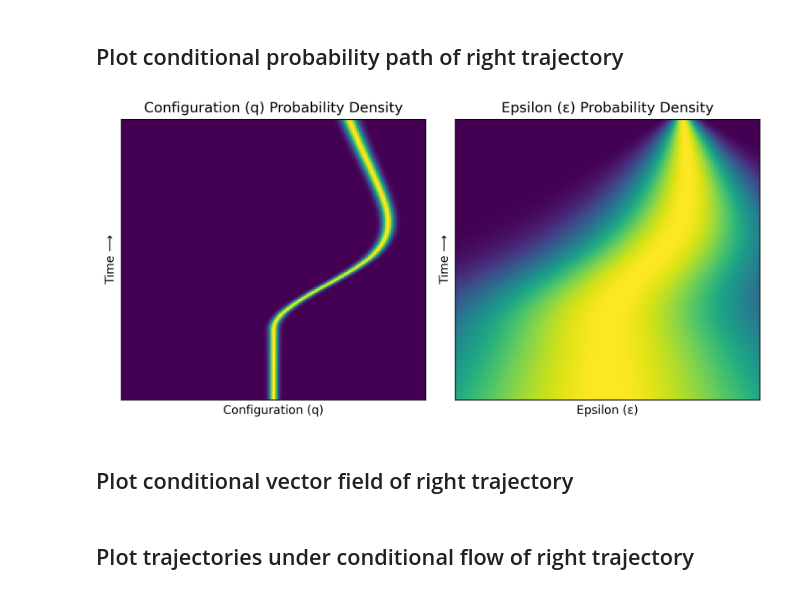
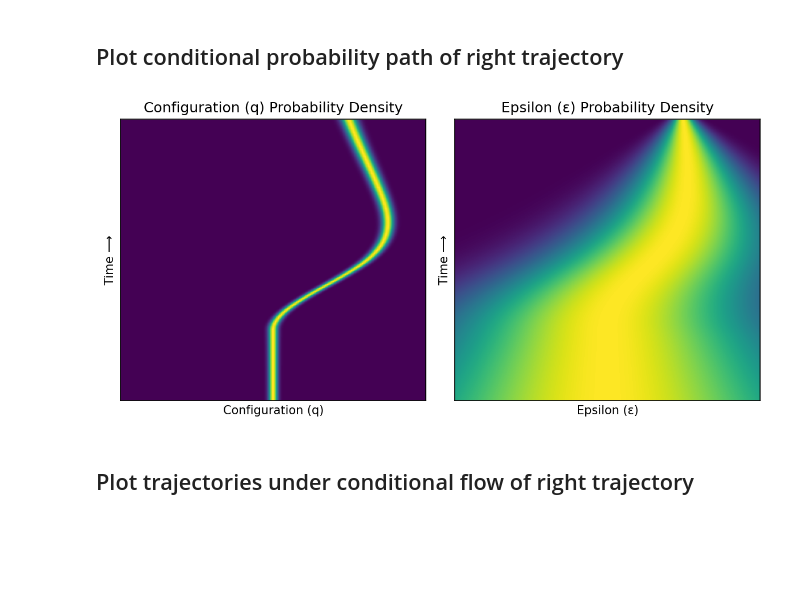
Before and after one commit to willh003/flowvis, a Jupyter notebook: notebooks/stochastic/wine-glass-demos.ipynb, the cells around one changed output. Cells and saved outputs as stored; diff of their text form; code cells hidden in the pictures; blank space fills up the shorter version.

Commit message:
Finish notebook with trajectory viz

```diff
--- a/notebooks/stochastic/wine-glass-demos.ipynb
+++ b/notebooks/stochastic/wine-glass-demos.ipynb
@@ -81,31 +80,27 @@ fp = StochasticFlowPolicy(trajectories=[traj_right], prior=[1.0], σ0=0.02, σ1=
 # %% [markdown]
 ## Plot conditional probability path of right trajectory
 # %%
-fig = plt.figure(figsize=(8, 4), dpi=300)
+fig = plt.figure(figsize=(8, 4), dpi=150)
 
 xs = np.linspace(-1, 1, 200)
 ts = np.linspace(0, 1, 200)
 
 gs = fig.add_gridspec(1, 2, width_ratios=[1, 1])
 ax1 = fig.add_subplot(gs[0])
 ax2 = fig.add_subplot(gs[1])
 
 plot_probability_density_q(fp, ts, xs, ax1)
 plot_probability_density_ε(fp, ts, xs, ax2)
 
-ax1.set_title('Configuration (q) Probability Density')
-ax2.set_title('Epsilon (ε) Probability Density')
+ax1.set_title('Configuration (q) Probability Density', size='large')
+ax2.set_title('Epsilon (ε) Probability Density', size='large')
 
 ax1.set_xlabel('Configuration (q)')
 ax1.set_ylabel('Time ⟶')
 ax2.set_xlabel('Epsilon (ε)')
 ax2.set_ylabel('Time ⟶')
 
-ax1.tick_params(axis='both', which='both', length=0, labelbottom=False, labelleft=False)
-ax2.tick_params(axis='both', which='both', length=0, labelbottom=False, labelleft=False)
 plt.tight_layout()
 plt.show()
 # %% [output]
-[figure, old version]
+[figure, new version]
-# %% [markdown]
-## Plot conditional vector field of right trajectory
```
Also changed, not shown: parts of 13 cells of this notebook, 2 other files.
